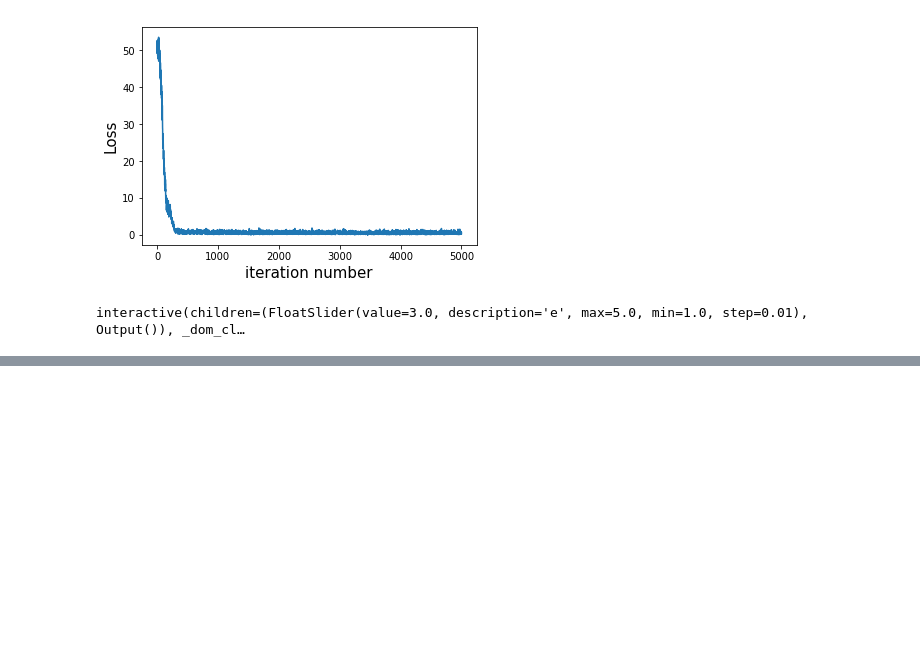
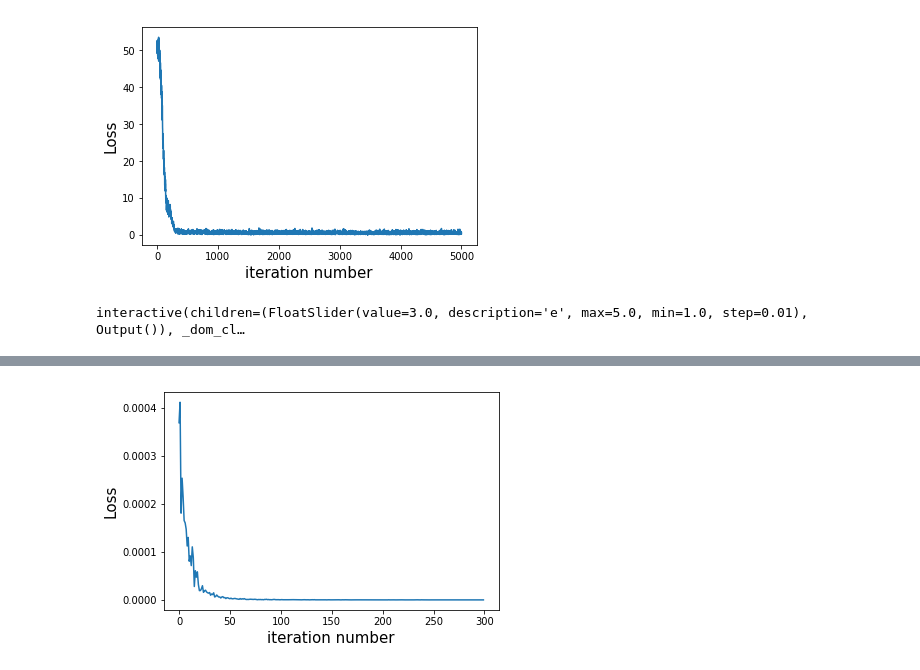
Before and after one commit to analysiscenter/pydens, a Jupyter notebook: tutorials/PDE_solving.ipynb, the cells around one changed output, grey strips where cells are left out. Saved outputs shown, nothing was run; the diff lists cells and outputs as text; code cells hidden in the pictures; blank space fills up the shorter version.

```diff
--- a/tutorials/PDE_solving.ipynb
+++ b/tutorials/PDE_solving.ipynb
@@ -713,0 +735,22 @@ interactive(children=(FloatSlider(value=3.0, description='e', max=5.0, min=1.0,
+# %%
+p_ow = lambda s_w: (2*theta / sqrt(k_o/m)) / (a*(1 - s_w)/(1 + c*s_w))
+# %%
+eq_1 = lambda s_o, s_w, x, y, z, t: div(coeff_o*D(p_ow(s_w)) - rho_o*g) - (m / b_o)*D(s_o, t)
+eq_2 = lambda s_o, s_w, x, y, z, t: div(coeff_w*D(p_ow(s_w)) - rho_w*g) - (m / b_w)*D(s_w, t)
+# %%
+pde = {'n_dims': 4, 'n_funs': 2, 'n_eqns': 2,
+       'form': [eq_1,
+                eq_2],
+       'initial_condition': [[0.7],
+                             [0.3]],
+       'time_multiplier': 'sigmoid'}
+
+# Put it all together in model-config
+config = {'pde': pde}
+
+# Uniform sampling scheme
+s = NumpySampler('u', dim=4)
+# %%
+# train the network on batches of 100 points
+dg = Solver(config)
+dg.fit(batch_size=50, sampler=s, n_iters=300, bar='notebook')
@@ -713,0 +759,8 @@ interactive(children=(FloatSlider(value=3.0, description='e', max=5.0, min=1.0,
+# %%
+# Plot loss
+plt.plot(dg.loss[:])
+plt.xlabel('iteration number', fontdict={'fontsize': 15})
+plt.ylabel('Loss', fontdict={'fontsize': 15})
+plt.show()
+# %% [output]
+[figure, added]
```
Also changed, not shown: parts of 5 cells of this notebook.
